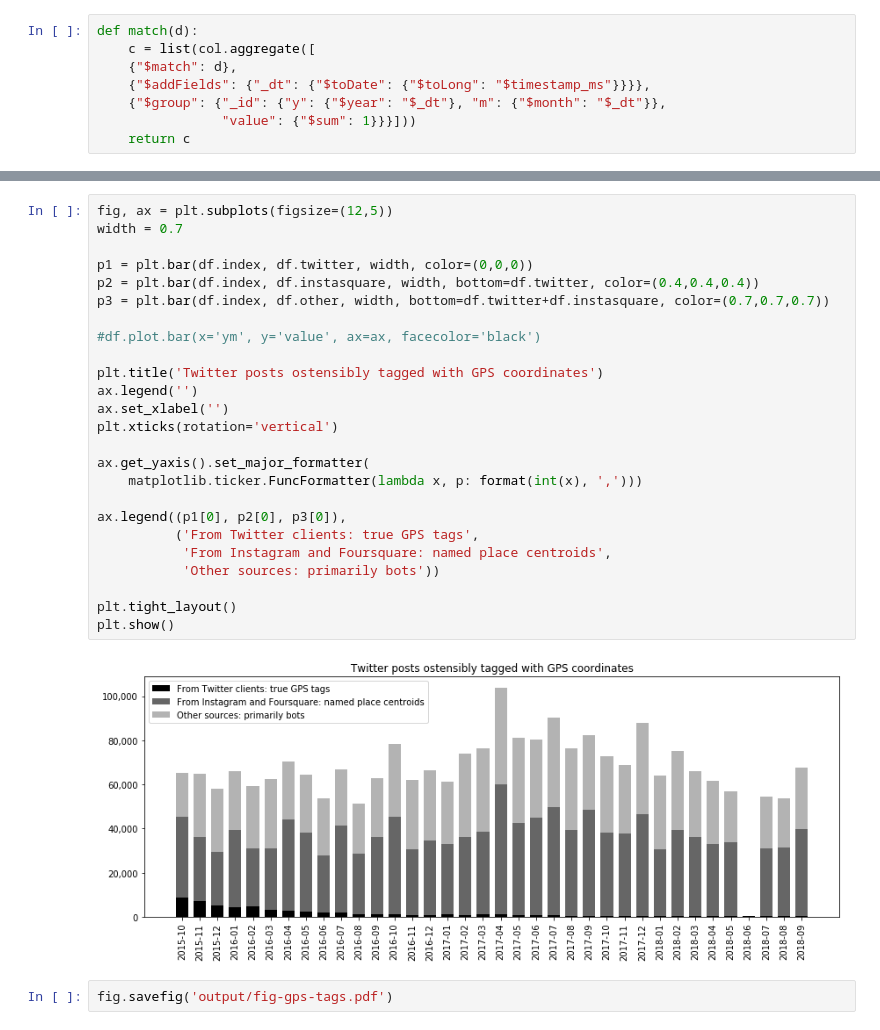
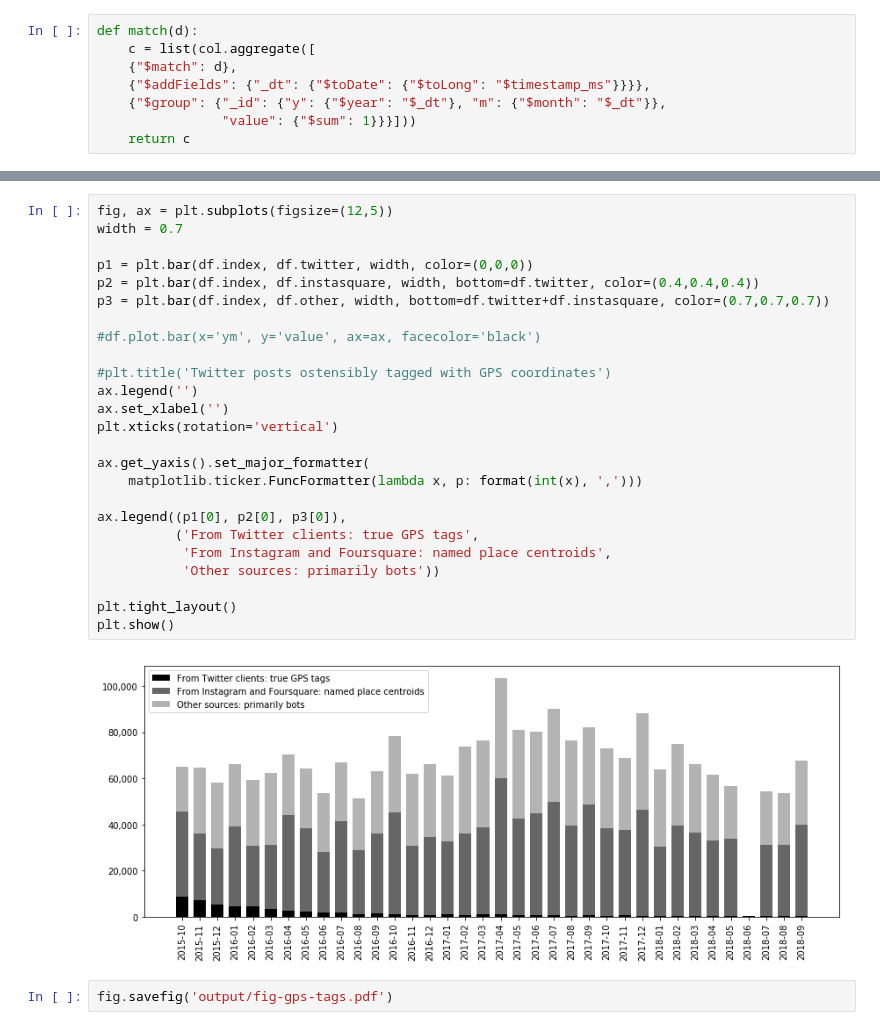
Before and after one commit to smmaurer/place-tagged-posts, a Jupyter notebook: 2018-11-figures.ipynb, the cells around one changed output, grey strips where cells are left out. Cells and saved outputs as stored; diff of their text form.

Commit message:
Removing captions from figures

```diff
--- a/2018-11-figures.ipynb
+++ b/2018-11-figures.ipynb
@@ -164,29 +164,29 @@ ym
 # %%
 fig, ax = plt.subplots(figsize=(12,5))
 width = 0.7
 
 p1 = plt.bar(df.index, df.twitter, width, color=(0,0,0))
 p2 = plt.bar(df.index, df.instasquare, width, bottom=df.twitter, color=(0.4,0.4,0.4))
 p3 = plt.bar(df.index, df.other, width, bottom=df.twitter+df.instasquare, color=(0.7,0.7,0.7))
 
 #df.plot.bar(x='ym', y='value', ax=ax, facecolor='black')
 
-plt.title('Twitter posts ostensibly tagged with GPS coordinates')
+#plt.title('Twitter posts ostensibly tagged with GPS coordinates')
 ax.legend('')
 ax.set_xlabel('')
 plt.xticks(rotation='vertical')
 
 ax.get_yaxis().set_major_formatter(
     matplotlib.ticker.FuncFormatter(lambda x, p: format(int(x), ',')))
 
 ax.legend((p1[0], p2[0], p3[0]),
           ('From Twitter clients: true GPS tags',
            'From Instagram and Foursquare: named place centroids',
            'Other sources: primarily bots'))
 
 plt.tight_layout()
 plt.show()
 # %% [output]
-[figure, old version]
+[figure, new version]
 # %%
 fig.savefig('output/fig-gps-tags.pdf')
```
Also changed, not shown: parts of 6 cells of this notebook, 2 other files.
